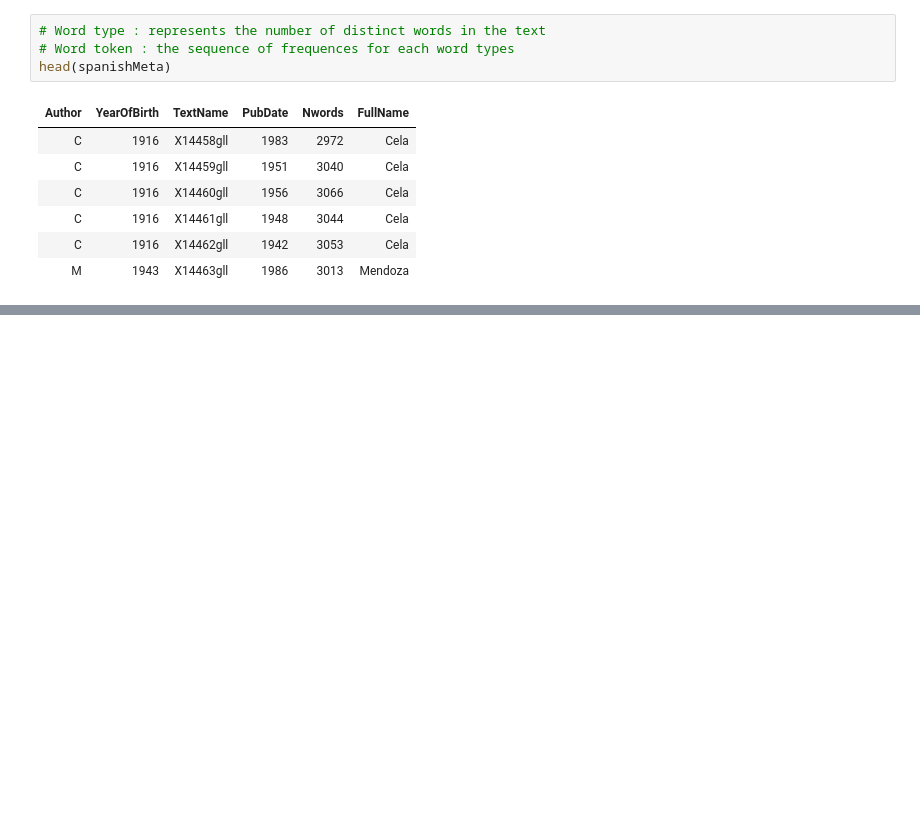
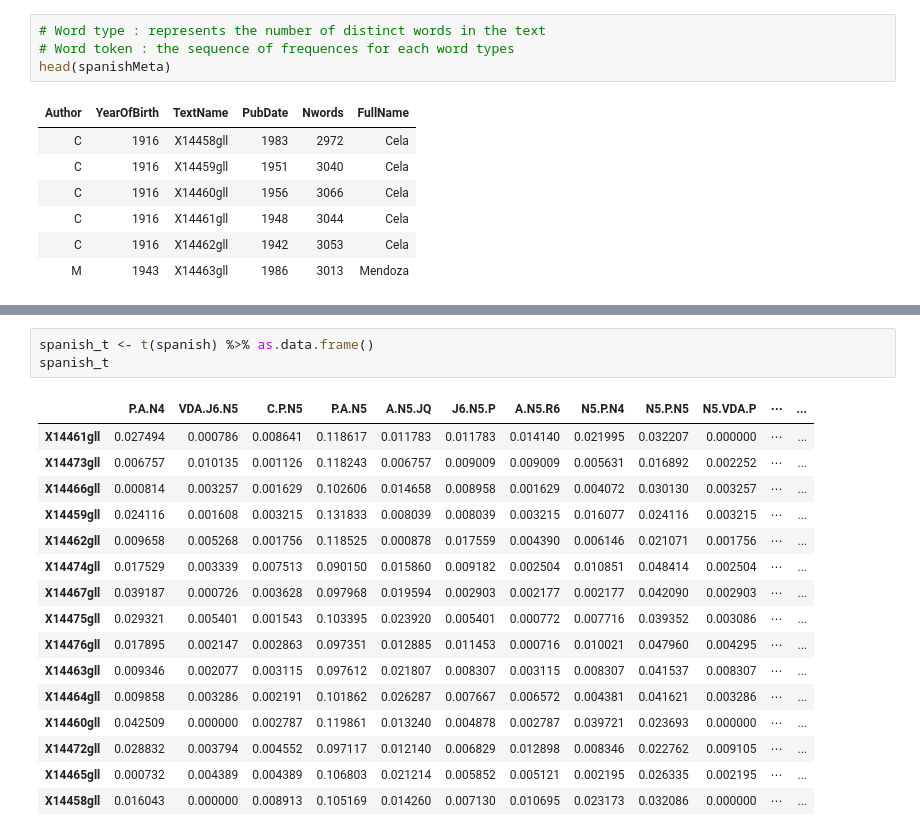
Before and after one commit to gsarti/mlda-course-units, a Jupyter notebook: 12_lda/lda.ipynb, the cells around one changed output, grey strips where cells are left out. Drawn from its saved outputs; the diff is of its cells as text; blank space fills up the shorter version.

```diff
--- a/12_lda/lda.ipynb
+++ b/12_lda/lda.ipynb
@@ -96,0 +132,20 @@ spanishMeta %>% group_by(spanishMeta$Author) %>% summarize()
+# %%
+spanish_t <- t(spanish) %>% as.data.frame()
+spanish_t
+# %% [output]
+|  | P.A.N4 | VDA.J6.N5 | C.P.N5 | P.A.N5 | A.N5.JQ | J6.N5.P | A.N5.R6 | N5.P.N4 | N5.P.N5 | N5.VDA.P | ⋯ | ... |
+| X14461gll | 0.027494 | 0.000786 | 0.008641 | 0.118617 | 0.011783 | 0.011783 | 0.014140 | 0.021995 | 0.032207 | 0.000000 | ⋯ | ... |
+| X14473gll | 0.006757 | 0.010135 | 0.001126 | 0.118243 | 0.006757 | 0.009009 | 0.009009 | 0.005631 | 0.016892 | 0.002252 | ⋯ | ... |
+| X14466gll | 0.000814 | 0.003257 | 0.001629 | 0.102606 | 0.014658 | 0.008958 | 0.001629 | 0.004072 | 0.030130 | 0.003257 | ⋯ | ... |
+| X14459gll | 0.024116 | 0.001608 | 0.003215 | 0.131833 | 0.008039 | 0.008039 | 0.003215 | 0.016077 | 0.024116 | 0.003215 | ⋯ | ... |
+| X14462gll | 0.009658 | 0.005268 | 0.001756 | 0.118525 | 0.000878 | 0.017559 | 0.004390 | 0.006146 | 0.021071 | 0.001756 | ⋯ | ... |
+| X14474gll | 0.017529 | 0.003339 | 0.007513 | 0.090150 | 0.015860 | 0.009182 | 0.002504 | 0.010851 | 0.048414 | 0.002504 | ⋯ | ... |
+| X14467gll | 0.039187 | 0.000726 | 0.003628 | 0.097968 | 0.019594 | 0.002903 | 0.002177 | 0.002177 | 0.042090 | 0.002903 | ⋯ | ... |
+| X14475gll | 0.029321 | 0.005401 | 0.001543 | 0.103395 | 0.023920 | 0.005401 | 0.000772 | 0.007716 | 0.039352 | 0.003086 | ⋯ | ... |
+| X14476gll | 0.017895 | 0.002147 | 0.002863 | 0.097351 | 0.012885 | 0.011453 | 0.000716 | 0.010021 | 0.047960 | 0.004295 | ⋯ | ... |
+| X14463gll | 0.009346 | 0.002077 | 0.003115 | 0.097612 | 0.021807 | 0.008307 | 0.003115 | 0.008307 | 0.041537 | 0.008307 | ⋯ | ... |
+| X14464gll | 0.009858 | 0.003286 | 0.002191 | 0.101862 | 0.026287 | 0.007667 | 0.006572 | 0.004381 | 0.041621 | 0.003286 | ⋯ | ... |
+| X14460gll | 0.042509 | 0.000000 | 0.002787 | 0.119861 | 0.013240 | 0.004878 | 0.002787 | 0.039721 | 0.023693 | 0.000000 | ⋯ | ... |
+| X14472gll | 0.028832 | 0.003794 | 0.004552 | 0.097117 | 0.012140 | 0.006829 | 0.012898 | 0.008346 | 0.022762 | 0.009105 | ⋯ | ... |
+| X14465gll | 0.000732 | 0.004389 | 0.004389 | 0.106803 | 0.021214 | 0.005852 | 0.005121 | 0.002195 | 0.026335 | 0.002195 | ⋯ | ... |
+| X14458gll | 0.016043 | 0.000000 | 0.008913 | 0.105169 | 0.014260 | 0.007130 | 0.010695 | 0.023173 | 0.032086 | 0.000000 | ⋯ | ... |
```
Also changed, not shown: parts of 18 cells of this notebook.
